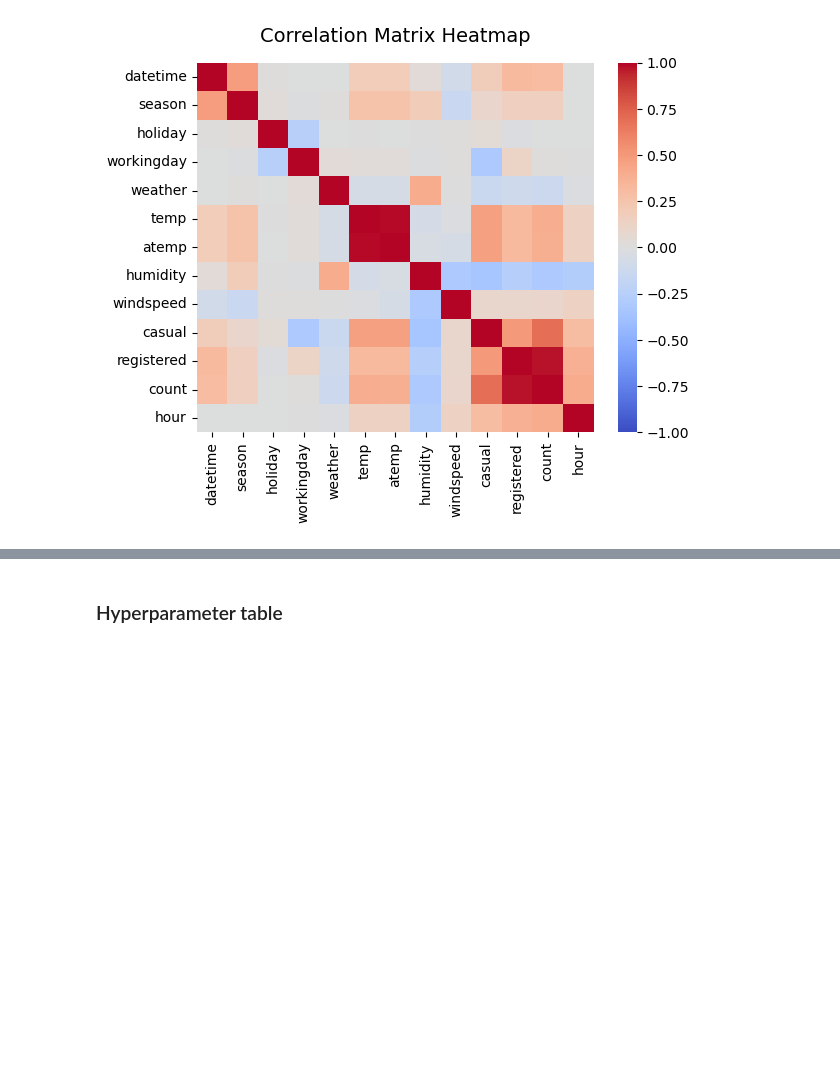
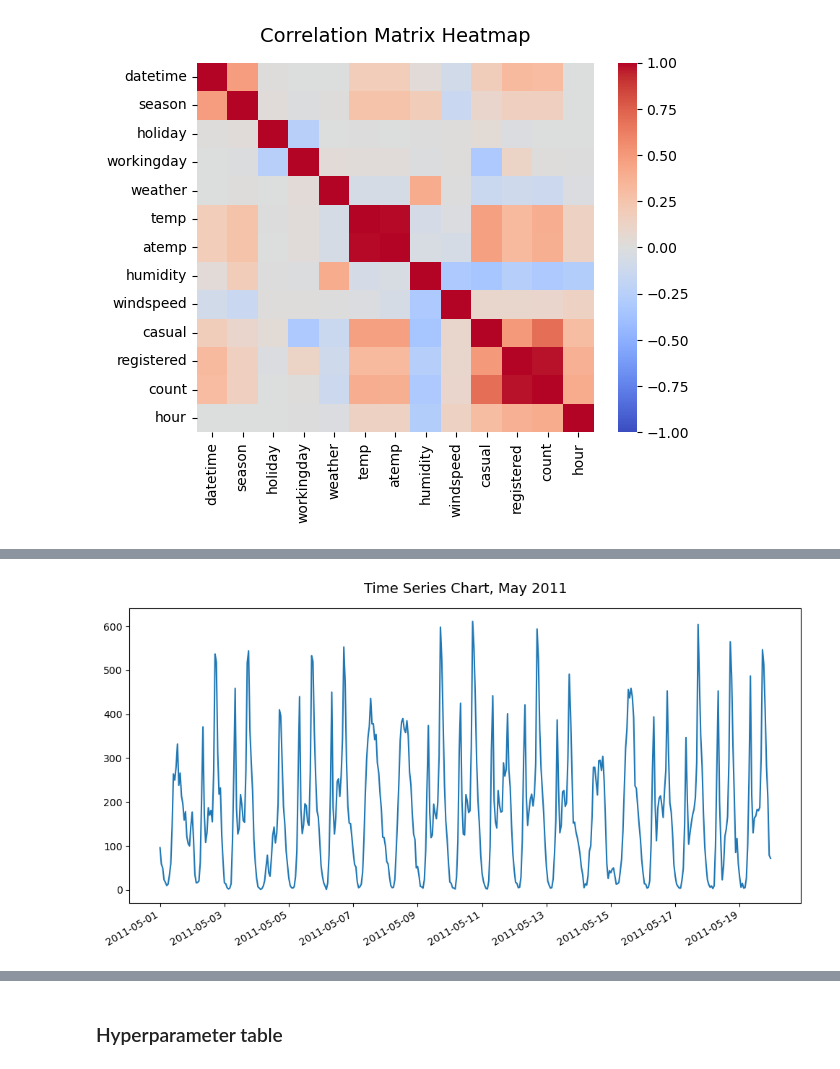
Before and after one commit to MouMike/Bike-Sharing-Demand, a Jupyter notebook: project/project-template.ipynb, the cells around one changed output, grey strips where cells are left out. Cells and saved outputs as stored; diff of their text form; code cells hidden in the pictures; blank space fills up the shorter version.

```diff
--- a/project/project-template.ipynb
+++ b/project/project-template.ipynb
@@ -2055,0 +2107,13 @@ plt.show()
+# %%
+# Create a time series plot of bike-sharing demand for May 2011
+mask = ((train['datetime'].dt.month == 5) & (train['datetime'].dt.year == 2011))
+fig, ax = plt.subplots(figsize=(12, 6))
+ax.plot(train['datetime'][mask] , train['count'][mask])
+fig.autofmt_xdate()
+
+# Add labels and a title
+plt.title("Time Series Chart, May 2011", fontsize=14, pad=15)
+#plt.savefig('time_series.png')
+plt.show()
+# %% [output]
+[figure, added]
```
Also changed, not shown: parts of 6 cells of this notebook.
